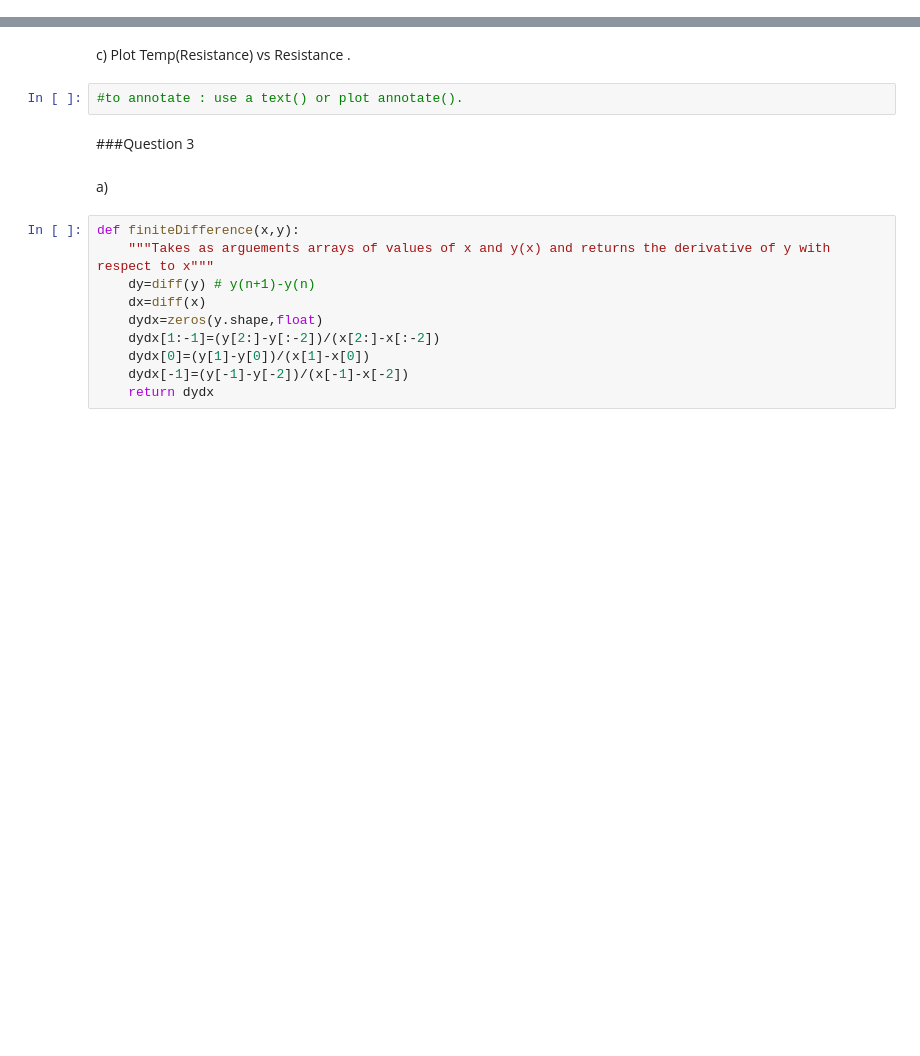
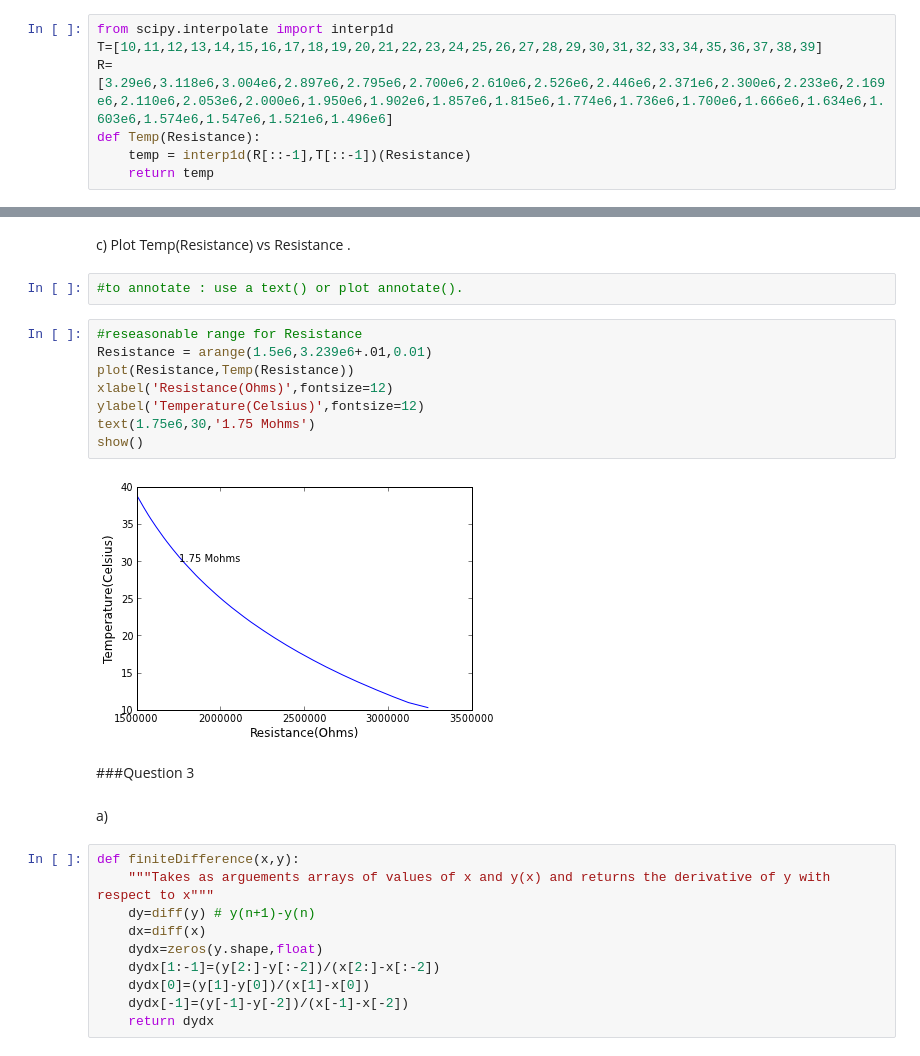
Before and after one commit to psalehsa/PHYS202-S13, a Jupyter notebook: Week4/InterpAndDiffEx3.ipynb, the cells around one changed output, grey strips where cells are left out. Cells and saved outputs as stored; diff of their text form; blank space fills up the shorter version.

```diff
--- a/Week4/InterpAndDiffEx3.ipynb
+++ b/Week4/InterpAndDiffEx3.ipynb
@@ -144,3 +50,10 @@ def Temp(R):
+# %%
+from scipy.interpolate import interp1d
+T=[10,11,12,13,14,15,16,17,18,19,20,21,22,23,24,25,26,27,28,29,30,31,32,33,34,35,36,37,38,39]
+R=[3.29e6,3.118e6,3.004e6,2.897e6,2.795e6,2.700e6,2.610e6,2.526e6,2.446e6,2.371e6,2.300e6,2.233e6,2.169e6,2.110e6,2.053e6,2.000e6,1.950e6,1.902e6,1.857e6,1.815e6,1.774e6,1.736e6,1.700e6,1.666e6,1.634e6,1.603e6,1.574e6,1.547e6,1.521e6,1.496e6]
+def Temp(Resistance):
+    temp = interp1d(R[::-1],T[::-1])(Resistance)
+    return temp
 # %% [markdown]
 b) Show that the function returns the values in the table for a few specific input resistances.
 # %%
@@ -151,6 +72,16 @@ NameError: global name 'T' is not defined
 c) Plot Temp(Resistance) vs Resistance .
 # %%
 #to annotate : use a text() or plot annotate().
+# %%
+#reseasonable range for Resistance
+Resistance = arange(1.5e6,3.239e6+.01,0.01)
+plot(Resistance,Temp(Resistance))
+xlabel('Resistance(Ohms)',fontsize=12)
+ylabel('Temperature(Celsius)',fontsize=12)
+text(1.75e6,30,'1.75 Mohms')
+show()
+# %% [output]
+[figure, added]
 # %% [markdown]
 ###Question 3
 # %% [markdown]
```
Also changed, not shown: parts of 7 cells of this notebook.
